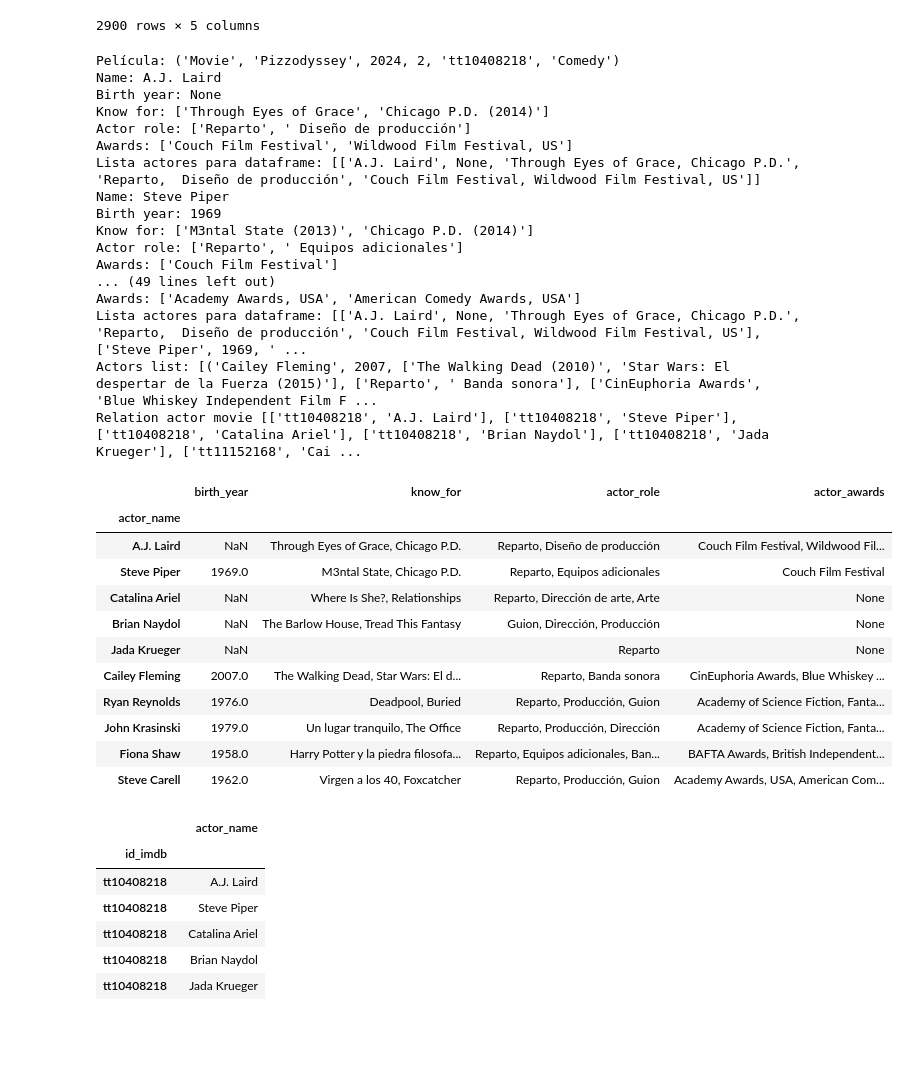
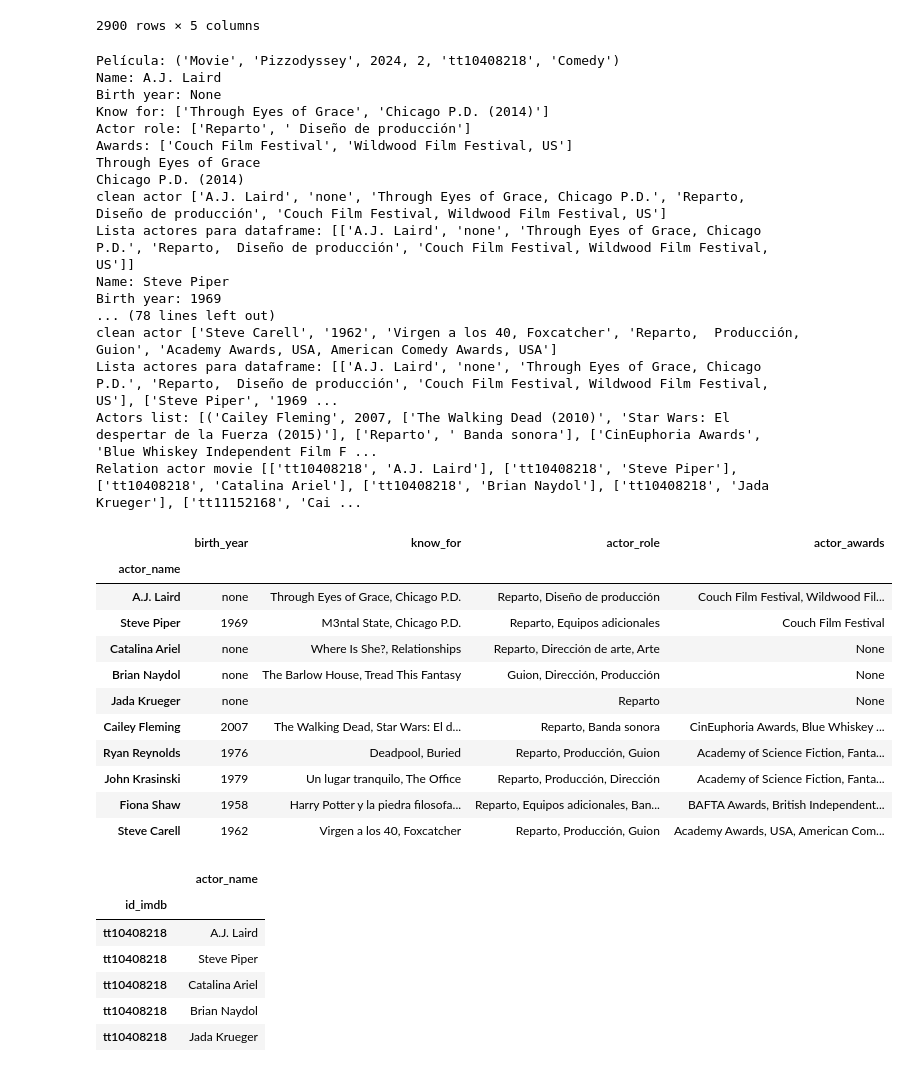
Before and after one commit to carla-caracola/cinema_extract_project, a Jupyter notebook: extract_actor_details_imdb.ipynb, the cells around one changed output. Drawn from its saved outputs; the diff is of its cells as text; code cells hidden in the pictures; blank space fills up the shorter version.

```diff
--- a/extract_actor_details_imdb.ipynb
+++ b/extract_actor_details_imdb.ipynb
@@ -314,67 +314,82 @@ def clean_year_know_for(actor_name, actor_birth_year, known_for, actor_role, act
 
     clean_know_for = []
     for pelicula in known_for:
+        print(pelicula)
         if pelicula is None:
             continue
-        partes = pelicula.split(' (')
-        # Access each part individually
-        titulo = partes[0].replace('"', "")
-        # Add the clean title to the new list
-        clean_know_for.append(titulo.strip())
+        else:
+            partes = pelicula.split(' (')
+            # Access each part individually
+            titulo = partes[0].replace('"', "")
+            # Add the clean title to the new list
+            clean_know_for.append(titulo.strip())
 
     know_for_str = str(clean_know_for).replace("'", "").replace("[", "").replace("]", "")
+    if known_for is None:
+        know_for_str = "none"
+
     role_str = str(actor_role).replace("'", "").replace("[", "").replace("]", "")
+    if actor_role is None:
+        role_str = "none"
+
     award_str = str(actor_awards).replace("'", "").replace("[", "").replace("]", "")
+    if award_str is None:
+        award_str = "none"
 
-    clean_actor = [actor_name,actor_birth_year,know_for_str,role_str,award_str]
+    if actor_birth_year is None:
+        actor_birth_year_srt = "none"
+    else:
+        actor_birth_year_srt = str(actor_birth_year)
 
+    clean_actor = [actor_name,actor_birth_year_srt,know_for_str,role_str,award_str]
+    print("clean actor",clean_actor)
     return clean_actor
 
 
 # Main
 relation_actor_movie = []
 clean_actor_list = []
 url = "https://www.imdb.com/"
 open_browser(url, driver)
 accept_cookies(url_cookies)
 full_actor_list = search_movie(url_search, url_lookup, url_cast_access, relation_actor_movie, combined_results)
 print("Relation actor movie",relation_actor_movie)
 
 # Create DataFrame
 headers = ["actor_name", "birth_year", "know_for", "actor_role", "actor_awards"]
 df_actor_list = pd.DataFrame(clean_actor_list, columns=headers)
 df_actor_list.set_index('actor_name', inplace=True)
 df_actor_list
 # %% [output]
 Película: ('Movie', 'Pizzodyssey', 2024, 2, 'tt10408218', 'Comedy')
 Name: A.J. Laird
 Birth year: None
 Know for: ['Through Eyes of Grace', 'Chicago P.D. (2014)']
 Actor role: ['Reparto', ' Diseño de producción']
 Awards: ['Couch Film Festival', 'Wildwood Film Festival, US']
-Lista actores para dataframe: [['A.J. Laird', None, 'Through Eyes of Grace, Chicago P.D.', 'Reparto,  Diseño de producción', 'Couch Film Festival, Wildwood Film Festival, US']]
+Through Eyes of Grace
+Chicago P.D. (2014)
+clean actor ['A.J. Laird', 'none', 'Through Eyes of Grace, Chicago P.D.', 'Reparto,  Diseño de producción', 'Couch Film Festival, Wildwood Film Festival, US']
+Lista actores para dataframe: [['A.J. Laird', 'none', 'Through Eyes of Grace, Chicago P.D.', 'Reparto,  Diseño de producción', 'Couch Film Festival, Wildwood Film Festival, US']]
 Name: Steve Piper
 Birth year: 1969
-Know for: ['M3ntal State (2013)', 'Chicago P.D. (2014)']
-Actor role: ['Reparto', ' Equipos adicionales']
-Awards: ['Couch Film Festival']
-... (49 lines left out)
-Awards: ['Academy Awards, USA', 'American Comedy Awards, USA']
-Lista actores para dataframe: [['A.J. Laird', None, 'Through Eyes of Grace, Chicago P.D.', 'Reparto,  Diseño de producción', 'Couch Film Festival, Wildwood Film Festival, US'], ['Steve Piper', 1969, ' ...
+... (78 lines left out)
+clean actor ['Steve Carell', '1962', 'Virgen a los 40, Foxcatcher', 'Reparto,  Producción,  Guion', 'Academy Awards, USA, American Comedy Awards, USA']
+Lista actores para dataframe: [['A.J. Laird', 'none', 'Through Eyes of Grace, Chicago P.D.', 'Reparto,  Diseño de producción', 'Couch Film Festival, Wildwood Film Festival, US'], ['Steve Piper', '1969 ...
 Actors list: [('Cailey Fleming', 2007, ['The Walking Dead (2010)', 'Star Wars: El despertar de la Fuerza (2015)'], ['Reparto', ' Banda sonora'], ['CinEuphoria Awards', 'Blue Whiskey Independent Film F ...
 Relation actor movie [['tt10408218', 'A.J. Laird'], ['tt10408218', 'Steve Piper'], ['tt10408218', 'Catalina Ariel'], ['tt10408218', 'Brian Naydol'], ['tt10408218', 'Jada Krueger'], ['tt11152168', 'Cai ...
 |  | birth_year | know_for | actor_role | actor_awards |
 | actor_name |  |  |  |  |
-| A.J. Laird | NaN | Through Eyes of Grace, Chicago P.D. | Reparto, Diseño de producción | Couch Film Festival, Wildwood Fil... |
-| Steve Piper | 1969.0 | M3ntal State, Chicago P.D. | Reparto, Equipos adicionales | Couch Film Festival |
-| Catalina Ariel | NaN | Where Is She?, Relationships | Reparto, Dirección de arte, Arte | None |
-| Brian Naydol | NaN | The Barlow House, Tread This Fantasy | Guion, Dirección, Producción | None |
-| Jada Krueger | NaN |  | Reparto | None |
-| Cailey Fleming | 2007.0 | The Walking Dead, Star Wars: El d... | Reparto, Banda sonora | CinEuphoria Awards, Blue Whiskey ... |
-| Ryan Reynolds | 1976.0 | Deadpool, Buried | Reparto, Producción, Guion | Academy of Science Fiction, Fanta... |
-| John Krasinski | 1979.0 | Un lugar tranquilo, The Office | Reparto, Producción, Dirección | Academy of Science Fiction, Fanta... |
-| Fiona Shaw | 1958.0 | Harry Potter y la piedra filosofa... | Reparto, Equipos adicionales, Ban... | BAFTA Awards, British Independent... |
-| Steve Carell | 1962.0 | Virgen a los 40, Foxcatcher | Reparto, Producción, Guion | Academy Awards, USA, American Com... |
+| A.J. Laird | none | Through Eyes of Grace, Chicago P.D. | Reparto, Diseño de producción | Couch Film Festival, Wildwood Fil... |
+| Steve Piper | 1969 | M3ntal State, Chicago P.D. | Reparto, Equipos adicionales | Couch Film Festival |
+| Catalina Ariel | none | Where Is She?, Relationships | Reparto, Dirección de arte, Arte | None |
+| Brian Naydol | none | The Barlow House, Tread This Fantasy | Guion, Dirección, Producción | None |
+| Jada Krueger | none |  | Reparto | None |
+| Cailey Fleming | 2007 | The Walking Dead, Star Wars: El d... | Reparto, Banda sonora | CinEuphoria Awards, Blue Whiskey ... |
+| Ryan Reynolds | 1976 | Deadpool, Buried | Reparto, Producción, Guion | Academy of Science Fiction, Fanta... |
+| John Krasinski | 1979 | Un lugar tranquilo, The Office | Reparto, Producción, Dirección | Academy of Science Fiction, Fanta... |
+| Fiona Shaw | 1958 | Harry Potter y la piedra filosofa... | Reparto, Equipos adicionales, Ban... | BAFTA Awards, British Independent... |
+| Steve Carell | 1962 | Virgen a los 40, Foxcatcher | Reparto, Producción, Guion | Academy Awards, USA, American Com... |
 # %%
 # Create DataFrame
 headers = ["id_imdb", "actor_name"]
```
